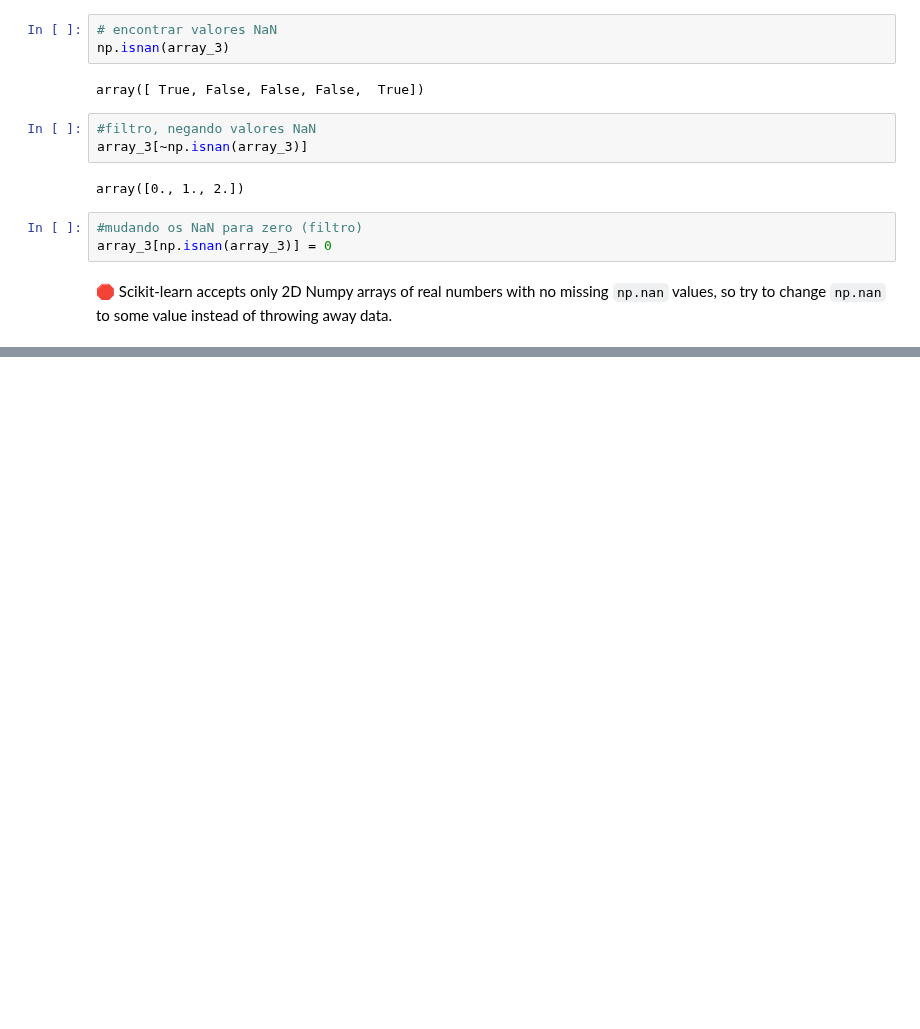
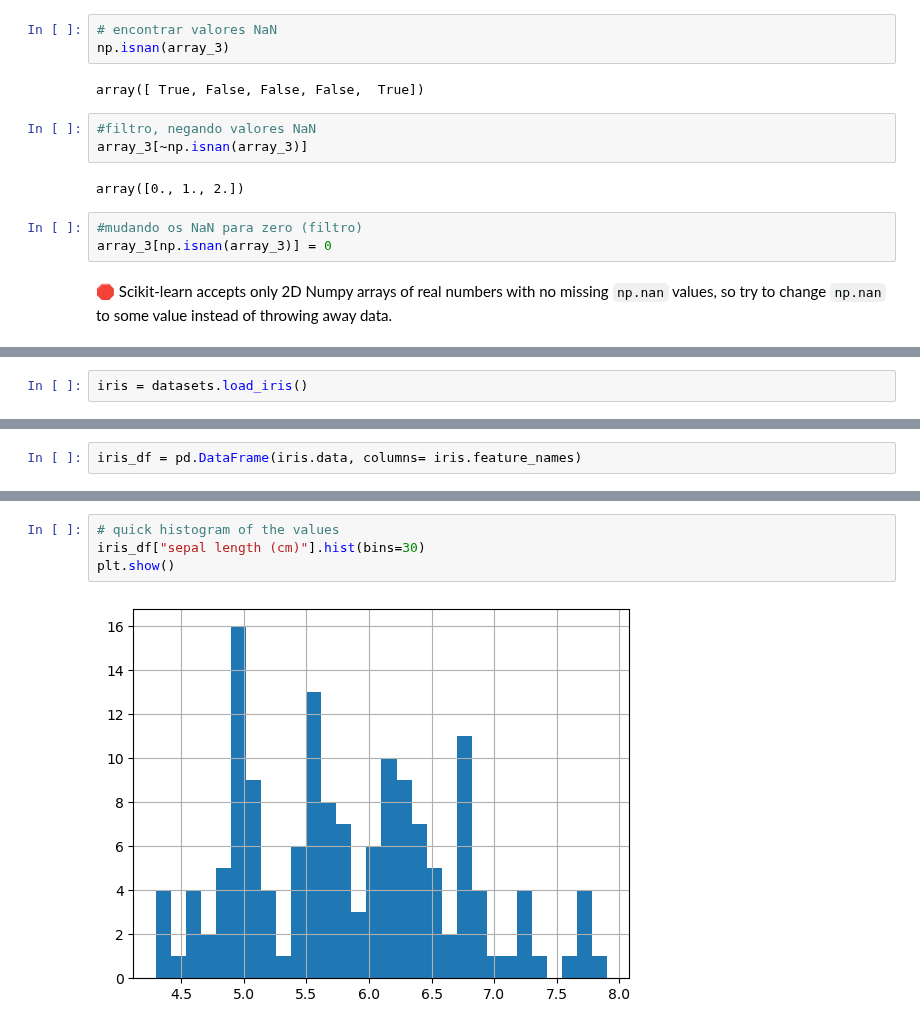
Before and after one commit to samirsaravia/AL-Calc, a Jupyter notebook: ML/scikit-learn/intro.ipynb, the cells around one changed output, grey strips where cells are left out. Drawn from its saved outputs; the diff is of its cells as text; blank space fills up the shorter version.

```diff
--- a/ML/scikit-learn/intro.ipynb
+++ b/ML/scikit-learn/intro.ipynb
@@ -189,0 +199,2 @@ array_3[np.isnan(array_3)] = 0
+# %%
+iris = datasets.load_iris()
@@ -189,0 +246,2 @@ array_3[np.isnan(array_3)] = 0
+# %%
+iris_df = pd.DataFrame(iris.data, columns= iris.feature_names)
@@ -189,0 +256,6 @@ array_3[np.isnan(array_3)] = 0
+# %%
+# quick histogram of the values
+iris_df["sepal length (cm)"].hist(bins=30)
+plt.show()
+# %% [output]
+[figure, added]
```
Also changed, not shown: parts of 30 cells of this notebook, 1 other file.
